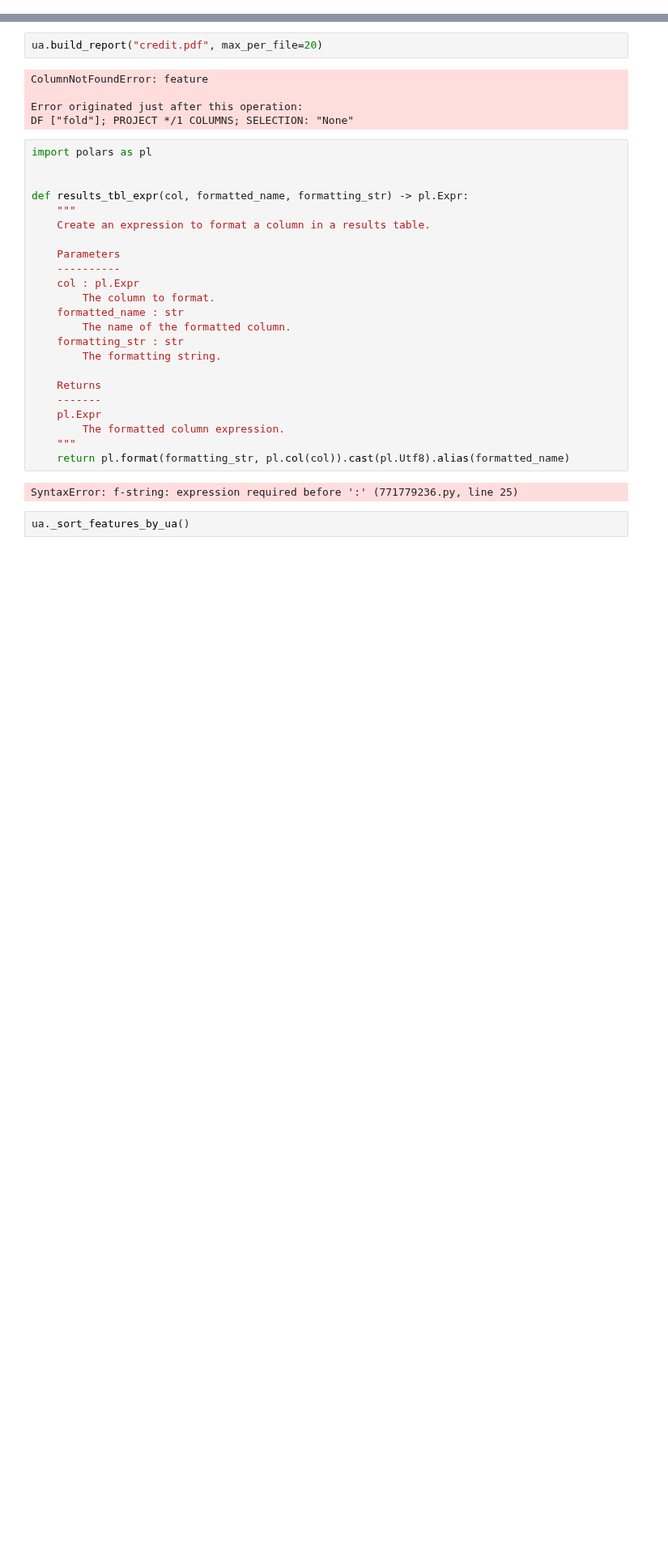
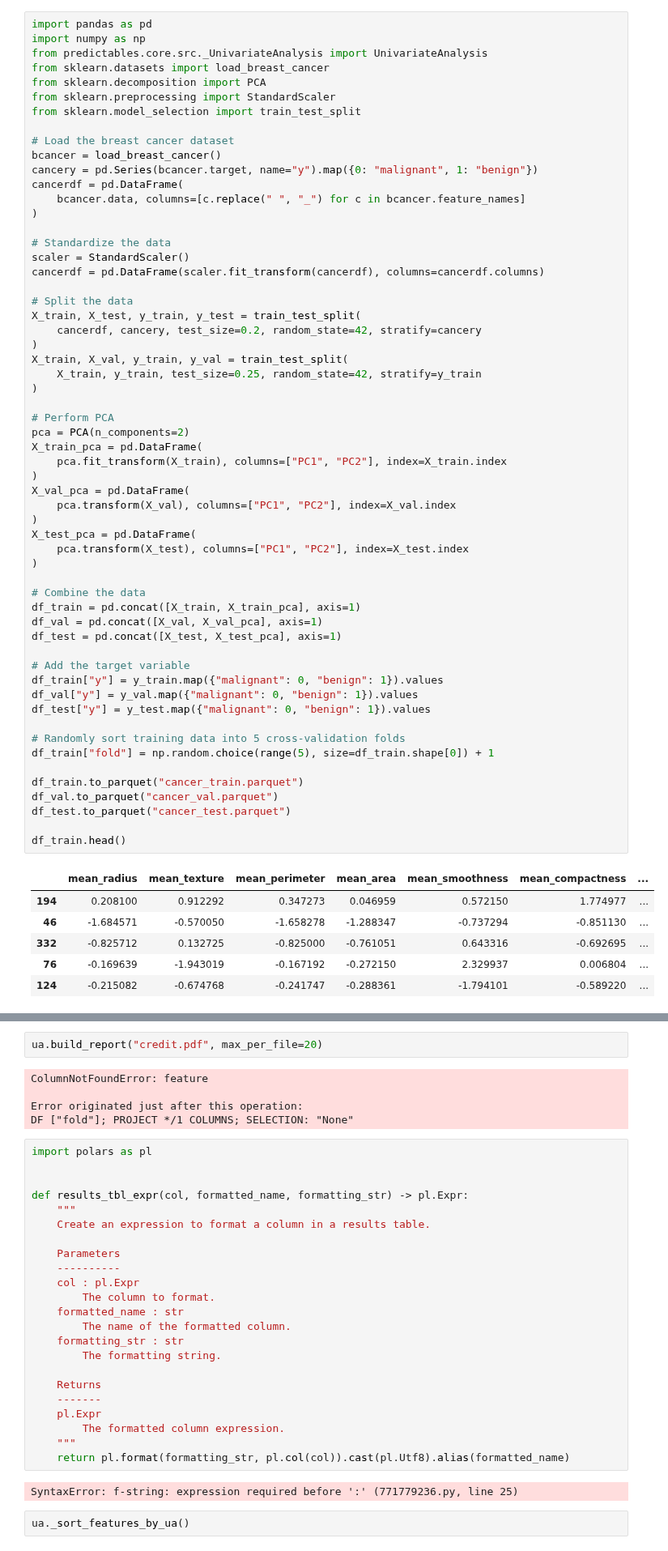
Before and after one commit to predictables/predictables, a Jupyter notebook: dev_univariate.ipynb, the cells around one changed output, grey strips where cells are left out. Shown at 81% size. Saved outputs shown, nothing was run; the diff lists cells and outputs as text; blank space fills up the shorter version.

```diff
--- a/dev_univariate.ipynb
+++ b/dev_univariate.ipynb
@@ -46,0 +1,65 @@ df.head()
+# %%
+import pandas as pd
+import numpy as np
+from predictables.core.src._UnivariateAnalysis import UnivariateAnalysis
+from sklearn.datasets import load_breast_cancer
+from sklearn.decomposition import PCA
+from sklearn.preprocessing import StandardScaler
+from sklearn.model_selection import train_test_split
+
+# Load the breast cancer dataset
+bcancer = load_breast_cancer()
+cancery = pd.Series(bcancer.target, name="y").map({0: "malignant", 1: "benign"})
+cancerdf = pd.DataFrame(
+    bcancer.data, columns=[c.replace(" ", "_") for c in bcancer.feature_names]
+)
+
+# Standardize the data
+scaler = StandardScaler()
+cancerdf = pd.DataFrame(scaler.fit_transform(cancerdf), columns=cancerdf.columns)
+
+# Split the data
+X_train, X_test, y_train, y_test = train_test_split(
+    cancerdf, cancery, test_size=0.2, random_state=42, stratify=cancery
+)
+X_train, X_val, y_train, y_val = train_test_split(
+    X_train, y_train, test_size=0.25, random_state=42, stratify=y_train
+)
+
+# Perform PCA
+pca = PCA(n_components=2)
+X_train_pca = pd.DataFrame(
+    pca.fit_transform(X_train), columns=["PC1", "PC2"], index=X_train.index
+)
+X_val_pca = pd.DataFrame(
+    pca.transform(X_val), columns=["PC1", "PC2"], index=X_val.index
+)
+X_test_pca = pd.DataFrame(
+    pca.transform(X_test), columns=["PC1", "PC2"], index=X_test.index
+)
+
+# Combine the data
+df_train = pd.concat([X_train, X_train_pca], axis=1)
+df_val = pd.concat([X_val, X_val_pca], axis=1)
+df_test = pd.concat([X_test, X_test_pca], axis=1)
+
+# Add the target variable
+df_train["y"] = y_train.map({"malignant": 0, "benign": 1}).values
+df_val["y"] = y_val.map({"malignant": 0, "benign": 1}).values
+df_test["y"] = y_test.map({"malignant": 0, "benign": 1}).values
+
+# Randomly sort training data into 5 cross-validation folds
+df_train["fold"] = np.random.choice(range(5), size=df_train.shape[0]) + 1
+
+df_train.to_parquet("cancer_train.parquet")
+df_val.to_parquet("cancer_val.parquet")
+df_test.to_parquet("cancer_test.parquet")
+
+df_train.head()
+# %% [output]
+|  | mean_radius | mean_texture | mean_perimeter | mean_area | mean_smoothness | mean_compactness | ... |
+| 194 | 0.208100 | 0.912292 | 0.347273 | 0.046959 | 0.572150 | 1.774977 | ... |
+| 46 | -1.684571 | -0.570050 | -1.658278 | -1.288347 | -0.737294 | -0.851130 | ... |
+| 332 | -0.825712 | 0.132725 | -0.825000 | -0.761051 | 0.643316 | -0.692695 | ... |
+| 76 | -0.169639 | -1.943019 | -0.167192 | -0.272150 | 2.329937 | 0.006804 | ... |
+| 124 | -0.215082 | -0.674768 | -0.241747 | -0.288361 | -1.794101 | -0.589220 | ... |
```
Also changed, not shown: parts of 4 cells of this notebook, 4 other files.
